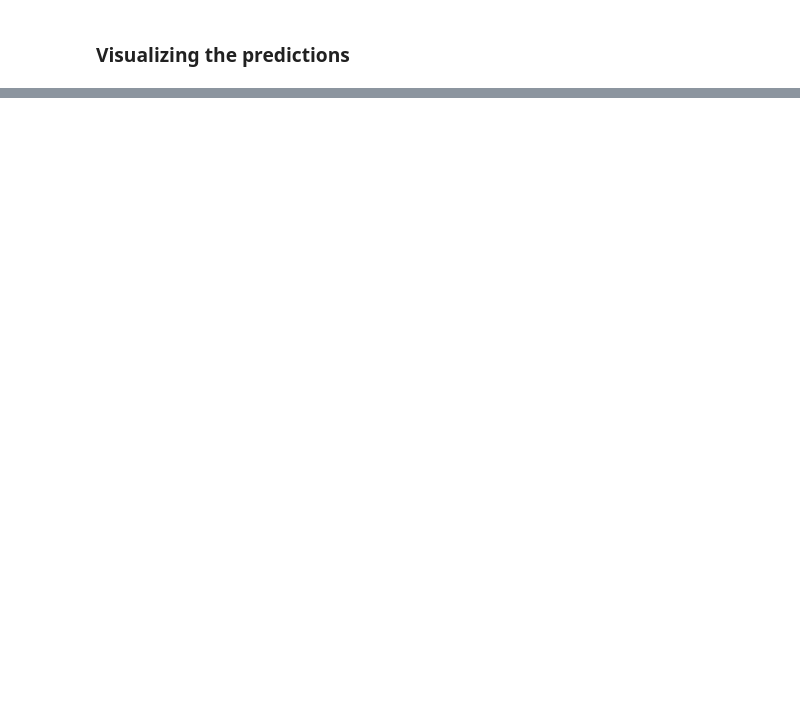
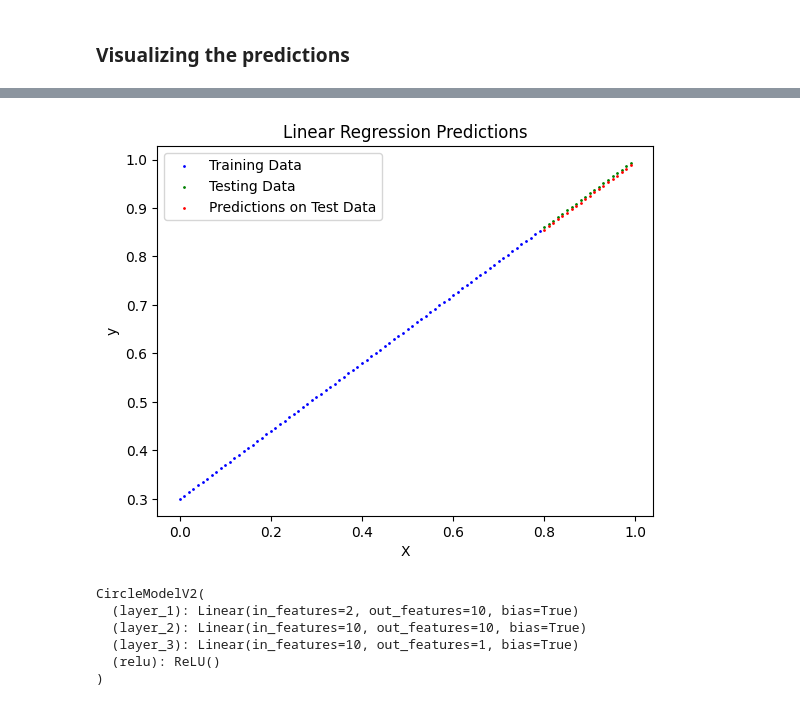
Before and after one commit to Dhyey-2005/PyTorch, a Jupyter notebook: 02_pytorch_classification.ipynb, the cells around one changed output, grey strips where cells are left out. Saved outputs shown, nothing was run; the diff lists cells and outputs as text; code cells hidden in the pictures; blank space fills up the shorter version.

```diff
--- a/02_pytorch_classification.ipynb
+++ b/02_pytorch_classification.ipynb
@@ -384,0 +593,39 @@ make_and_plot()
+# %%
+# plotting the predictions on test data along with train and test data
+model_linear.eval()
+with torch.inference_mode():
+    y_pred_test = model_linear(X_test_reg)
+y_pred_test_np = y_pred_test.cpu().numpy()
+plt.scatter(X_train_reg_np, y_train_reg_np, c='blue', s=1, label='Training Data')
+plt.scatter(X_test_reg_np, y_test_reg_np, c='green', s=1, label='Testing Data')
+plt.scatter(X_test_reg_np, y_pred_test_np, c='red', s=1, label='Predictions on Test Data')
+plt.xlabel("X")
+plt.ylabel("y")
+plt.title("Linear Regression Predictions")
+plt.legend()
+plt.show()
+# %% [output]
+[figure, added]
+# %%
+from torch import nn
+
+class CircleModelV2(nn.Module):
+    def __init__(self):
+        super().__init__()
+        self.layer_1 = nn.Linear(in_features=2, out_features=10)
+        self.layer_2 = nn.Linear(in_features=10, out_features=10)
+        self.layer_3 = nn.Linear(in_features=10, out_features=1)
+        self.relu = nn.ReLU()
+
+    def forward(self, x):
+        return self.layer_3(self.relu(self.layer_2(self.relu(self.layer_1(x)))))
+
+model_3 = CircleModelV2().to(device)
+model_3
+# %% [output]
+CircleModelV2(
+  (layer_1): Linear(in_features=2, out_features=10, bias=True)
+  (layer_2): Linear(in_features=10, out_features=10, bias=True)
+  (layer_3): Linear(in_features=10, out_features=1, bias=True)
+  (relu): ReLU()
+)
```
Also changed, not shown: parts of 21 cells of this notebook.
